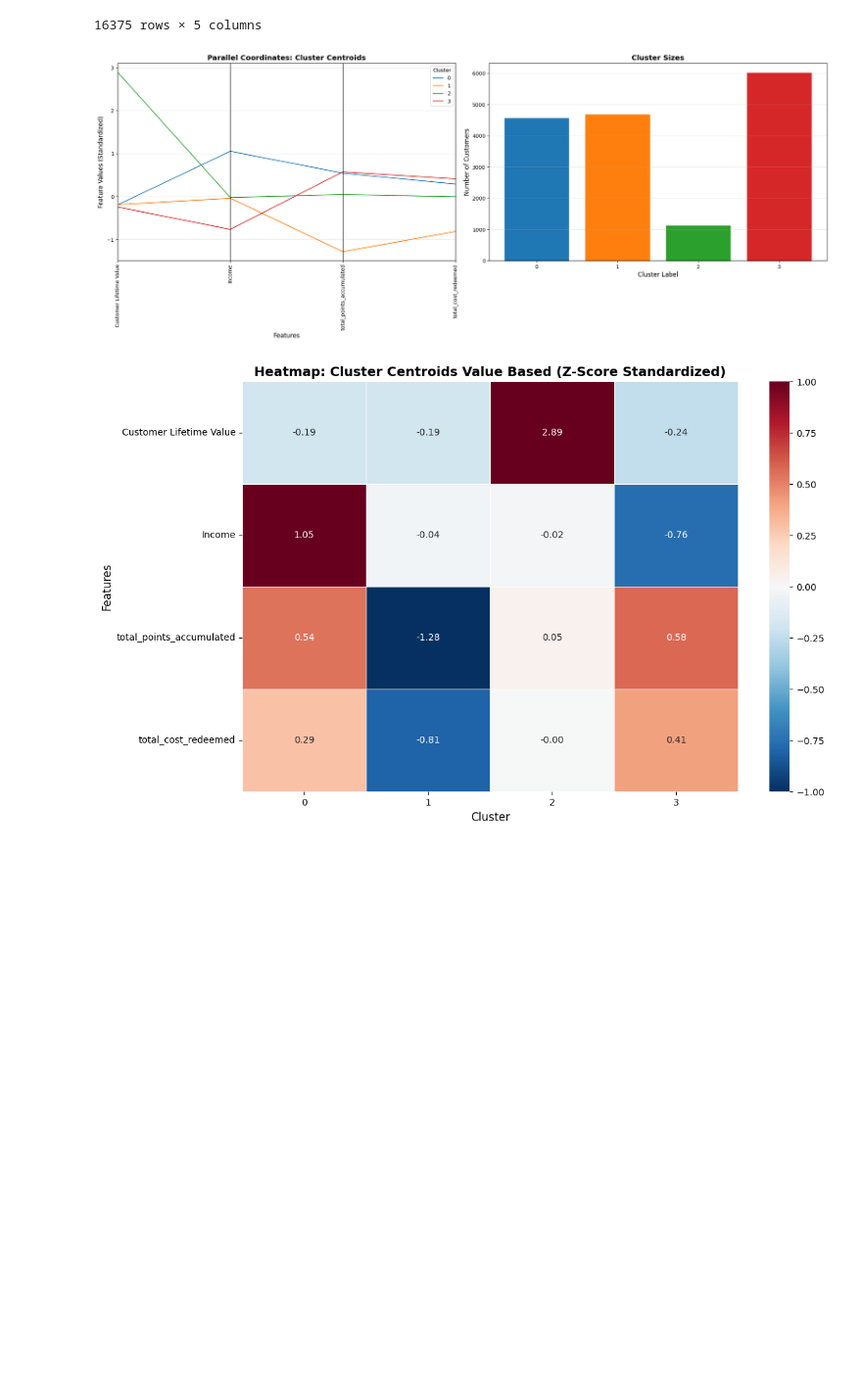
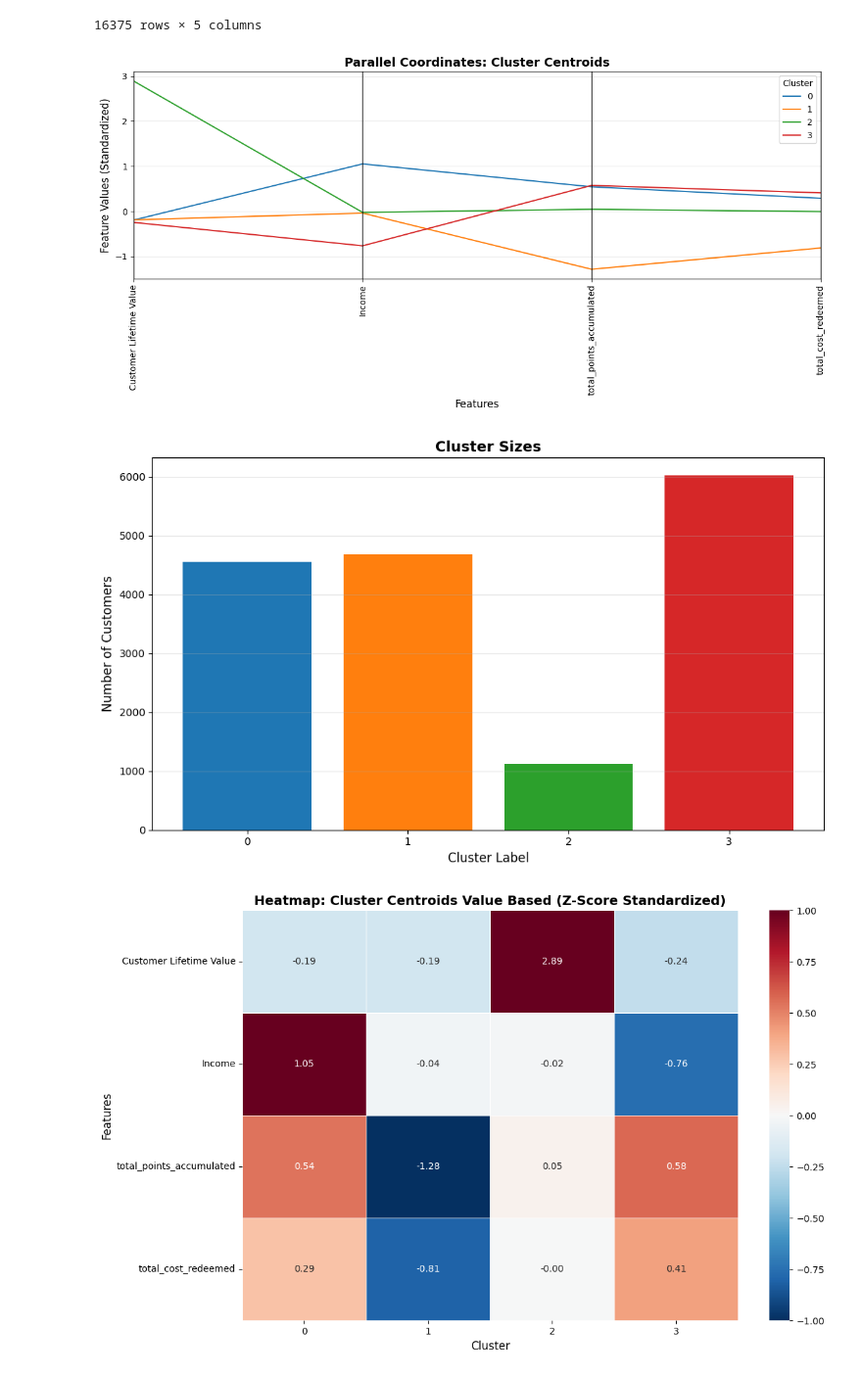
Before and after one commit to Mehmet1700/DataMining2025, a Jupyter notebook: submission2/01_Clustering.ipynb, the cells around one changed output. Shown at 98% size. Saved outputs shown, nothing was run; the diff lists cells and outputs as text; code cells hidden in the pictures; blank space fills up the shorter version.

```diff
--- a/submission2/01_Clustering.ipynb
+++ b/submission2/01_Clustering.ipynb
@@ -523,43 +627,45 @@ df_profile_value
 # %%
 # Value based cluster profiling
 df_profile_value = df_value_based.copy()
 df_profile_value['Cluster'] = value_labels
 
 # 3. Calculate Centroids (Average values per cluster)
 df_centroids_value = df_profile_value.groupby('Cluster')[value_based_features].mean()
 
-# --- Visualization 1: Parallel Coordinates & Cluster Sizes ---
-fig, (ax1, ax2) = plt.subplots(1, 2, figsize=(20, 8))
+# --- Visualization 1: Parallel Coordinates ---
+plt.figure(figsize=(12, 6))
 
-# LEFT PLOT: Parallel coordinates
-# We use reset_index() so that 'Cluster' is a column for coloring
+# Parallel coordinates
 pd.plotting.parallel_coordinates(
     df_centroids_value.reset_index(),
     'Cluster',
-    color=sns.color_palette('tab10', n_colors=k_best_value),
-    ax=ax1
+    color=sns.color_palette('tab10', n_colors=k_best_value)
 )
-ax1.set_title('Parallel Coordinates: Cluster Centroids', fontsize=14, fontweight='bold')
-ax1.set_ylabel('Feature Values (Standardized)', fontsize=12)
-ax1.set_xlabel('Features', fontsize=12)
-plt.setp(ax1.xaxis.get_majorticklabels(), rotation=90) # Rotate labels for readability
-ax1.grid(True, alpha=0.3)
-ax1.legend(title='Cluster', loc='best')
+plt.title('Parallel Coordinates: Cluster Centroids', fontsize=14, fontweight='bold')
+plt.ylabel('Feature Values (Standardized)', fontsize=12)
+plt.xlabel('Features', fontsize=12)
+plt.xticks(rotation=90)
+plt.grid(True, alpha=0.3)
+plt.legend(title='Cluster', loc='best')
+plt.tight_layout()
+plt.show()
 
-# RIGHT PLOT: Cluster sizes
+# --- Visualization 2: Cluster Sizes ---
+plt.figure(figsize=(10, 6))
 cluster_sizes = df_profile_value['Cluster'].value_counts().sort_index()
 colors = sns.color_palette('tab10', n_colors=k_best_value)
 
-ax2.bar(cluster_sizes.index.astype(str), cluster_sizes.values, color=colors)
-ax2.set_xlabel('Cluster Label', fontsize=12)
-ax2.set_ylabel('Number of Customers', fontsize=12)
-ax2.set_title('Cluster Sizes', fontsize=14, fontweight='bold')
-ax2.grid(axis='y', alpha=0.3)
+plt.bar(cluster_sizes.index.astype(str), cluster_sizes.values, color=colors)
+plt.xlabel('Cluster Label', fontsize=12)
+plt.ylabel('Number of Customers', fontsize=12)
+plt.title('Cluster Sizes', fontsize=14, fontweight='bold')
+plt.grid(axis='y', alpha=0.3)
 
 plt.tight_layout()
 plt.show()
 # %% [output]
-[figure, old version]
+[figure, new version]
+[figure, added]
 # %%
 # --- Visualization 2: Heatmap of Centroids ---
 plt.figure(figsize=(12, 8))
```
Also changed, not shown: parts of 21 cells of this notebook, 1 other file.
